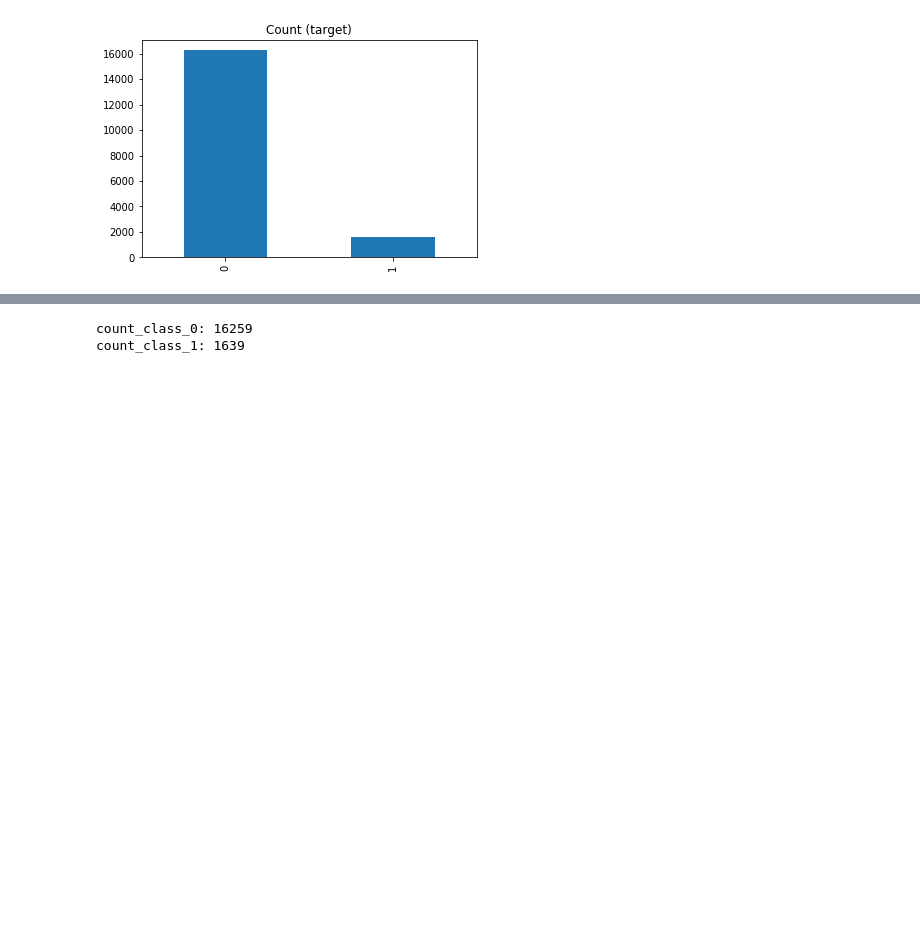
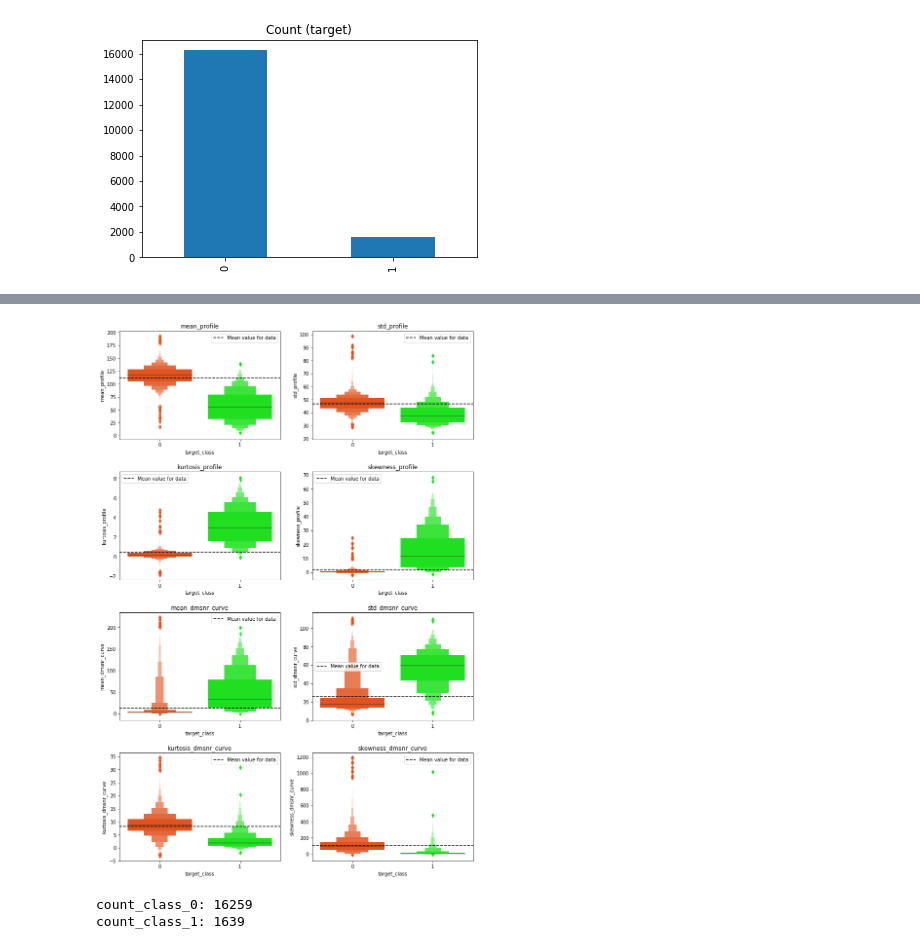
Before and after one commit to KeeganBarbosa/Summer-Coding-2019, a Jupyter notebook: Pulsar Star Prediction.ipynb, the cells around one changed output, grey strips where cells are left out. Saved outputs shown, nothing was run; the diff lists cells and outputs as text; code cells hidden in the pictures; blank space fills up the shorter version.

```diff
--- a/Pulsar Star Prediction.ipynb
+++ b/Pulsar Star Prediction.ipynb
@@ -70,3 +156,18 @@ target_count.plot(kind='bar', title='Count (target)');
+# %%
+# We will now plot boxplots for each feature and compare the boxplots of each target class.
+
+columns = [x for x in data.columns if x not in ["target_class"]]
+length  = len(columns)
+plt.figure(figsize=(13,20))
+for i,j in itertools.zip_longest(columns,range(length)):
+    plt.subplot(4,2,j+1)
+    sns.lvplot(x=data["target_class"],y=data[i],palette=["orangered","lime"])
+    plt.title(i)
+    plt.subplots_adjust(hspace=.3)
+    plt.axhline(data[i].mean(),linestyle = "dashed",color ="k",label ="Mean value for data")
+    plt.legend(loc="best")
+# %% [output]
+[figure, added]
 # %%
 # Class count
 count_class_0, count_class_1 = data.target_class.value_counts()
```
Also changed, not shown: parts of 19 cells of this notebook.
